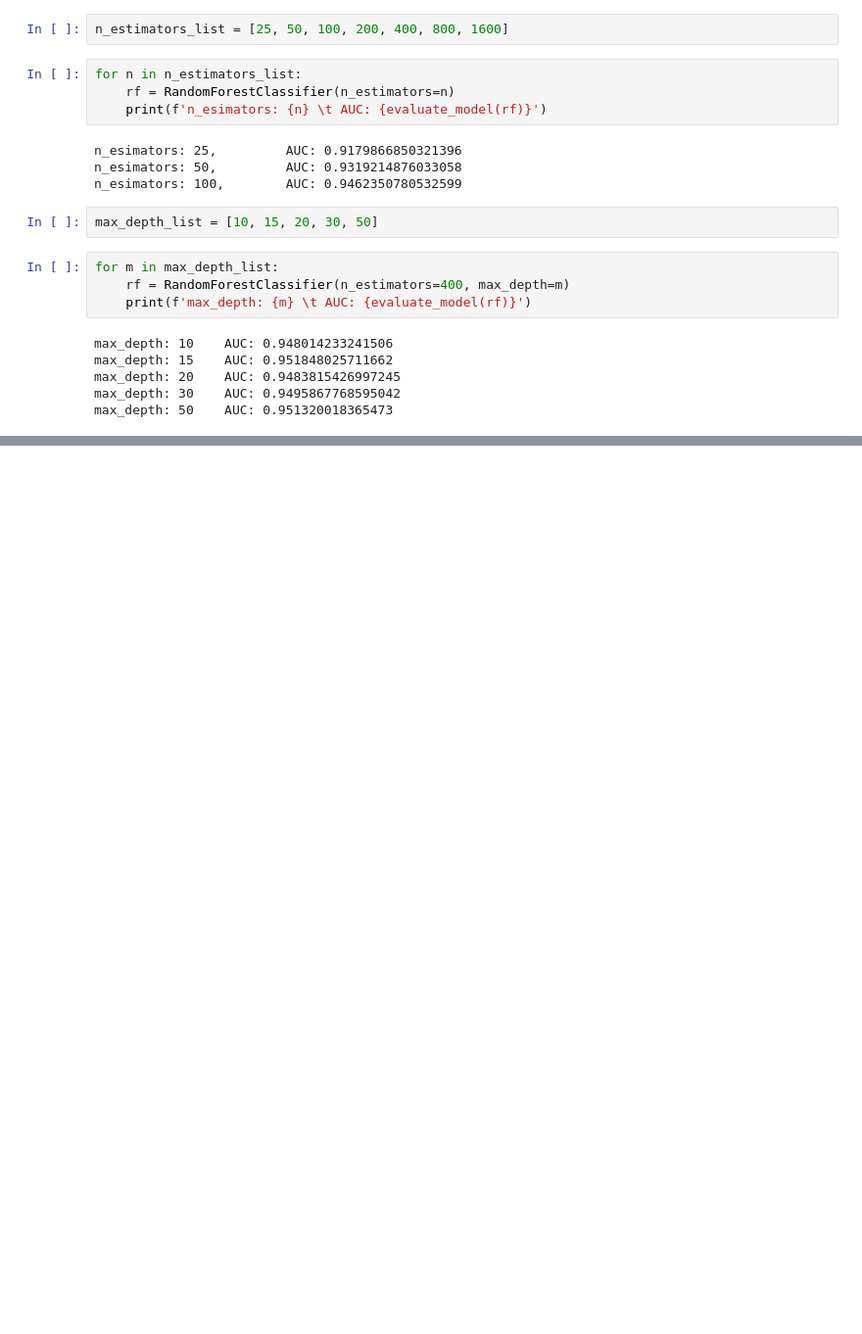
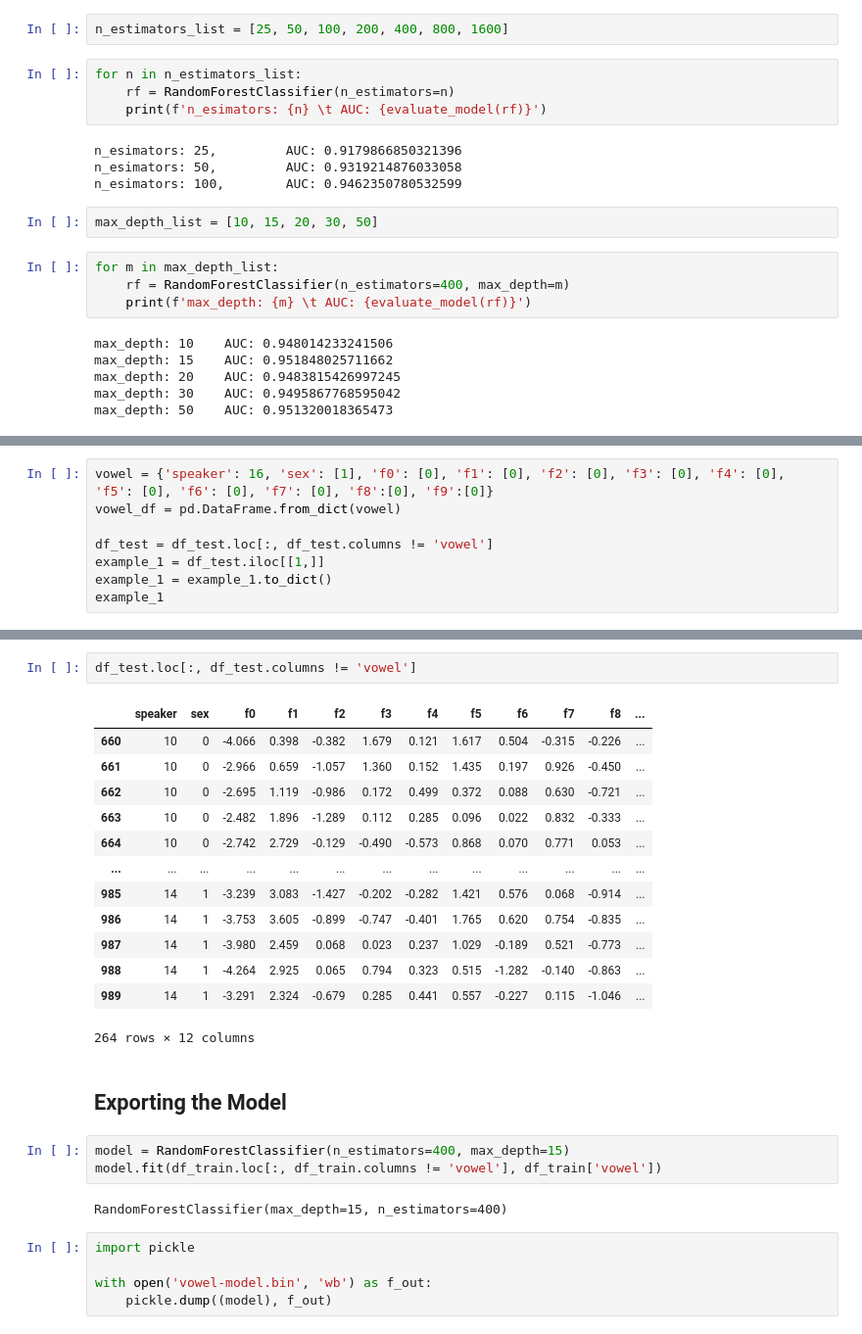
Before and after one commit to woodwardmw/ML-ZoomCamp, a Jupyter notebook: Mid-term_project/Mid-term Vowel Prediction Project.ipynb, the cells around one changed output, grey strips where cells are left out. Shown at 98% size. Cells and saved outputs as stored; diff of their text form; blank space fills up the shorter version.

Commit message:
Worked on exporting the model to Flask

```diff
--- a/Mid-term_project/Mid-term Vowel Prediction Project.ipynb
+++ b/Mid-term_project/Mid-term Vowel Prediction Project.ipynb
@@ -196,0 +175,8 @@ rf.estimators_
+# %%
+vowel = {'speaker': 16, 'sex': [1], 'f0': [0], 'f1': [0], 'f2': [0], 'f3': [0], 'f4': [0], 'f5': [0], 'f6': [0], 'f7': [0], 'f8':[0], 'f9':[0]}
+vowel_df = pd.DataFrame.from_dict(vowel)
+
+df_test = df_test.loc[:, df_test.columns != 'vowel']
+example_1 = df_test.iloc[[1,]]
+example_1 = example_1.to_dict()
+example_1
@@ -196,0 +219,28 @@ rf.estimators_
+# %%
+df_test.loc[:, df_test.columns != 'vowel']
+# %% [output]
+|  | speaker | sex | f0 | f1 | f2 | f3 | f4 | f5 | f6 | f7 | f8 | ... |
+| 660 | 10 | 0 | -4.066 | 0.398 | -0.382 | 1.679 | 0.121 | 1.617 | 0.504 | -0.315 | -0.226 | ... |
+| 661 | 10 | 0 | -2.966 | 0.659 | -1.057 | 1.360 | 0.152 | 1.435 | 0.197 | 0.926 | -0.450 | ... |
+| 662 | 10 | 0 | -2.695 | 1.119 | -0.986 | 0.172 | 0.499 | 0.372 | 0.088 | 0.630 | -0.721 | ... |
+| 663 | 10 | 0 | -2.482 | 1.896 | -1.289 | 0.112 | 0.285 | 0.096 | 0.022 | 0.832 | -0.333 | ... |
+| 664 | 10 | 0 | -2.742 | 2.729 | -0.129 | -0.490 | -0.573 | 0.868 | 0.070 | 0.771 | 0.053 | ... |
+| ... | ... | ... | ... | ... | ... | ... | ... | ... | ... | ... | ... | ... |
+| 985 | 14 | 1 | -3.239 | 3.083 | -1.427 | -0.202 | -0.282 | 1.421 | 0.576 | 0.068 | -0.914 | ... |
+| 986 | 14 | 1 | -3.753 | 3.605 | -0.899 | -0.747 | -0.401 | 1.765 | 0.620 | 0.754 | -0.835 | ... |
+| 987 | 14 | 1 | -3.980 | 2.459 | 0.068 | 0.023 | 0.237 | 1.029 | -0.189 | 0.521 | -0.773 | ... |
+| 988 | 14 | 1 | -4.264 | 2.925 | 0.065 | 0.794 | 0.323 | 0.515 | -1.282 | -0.140 | -0.863 | ... |
+| 989 | 14 | 1 | -3.291 | 2.324 | -0.679 | 0.285 | 0.441 | 0.557 | -0.227 | 0.115 | -1.046 | ... |
+264 rows × 12 columns
+# %% [markdown]
+## Exporting the Model
+# %%
+model = RandomForestClassifier(n_estimators=400, max_depth=15)
+model.fit(df_train.loc[:, df_train.columns != 'vowel'], df_train['vowel'])
+# %% [output]
+RandomForestClassifier(max_depth=15, n_estimators=400)
+# %%
+import pickle
+
+with open('vowel-model.bin', 'wb') as f_out:
+    pickle.dump((model), f_out)
```
Also changed, not shown: parts of 14 cells of this notebook.
